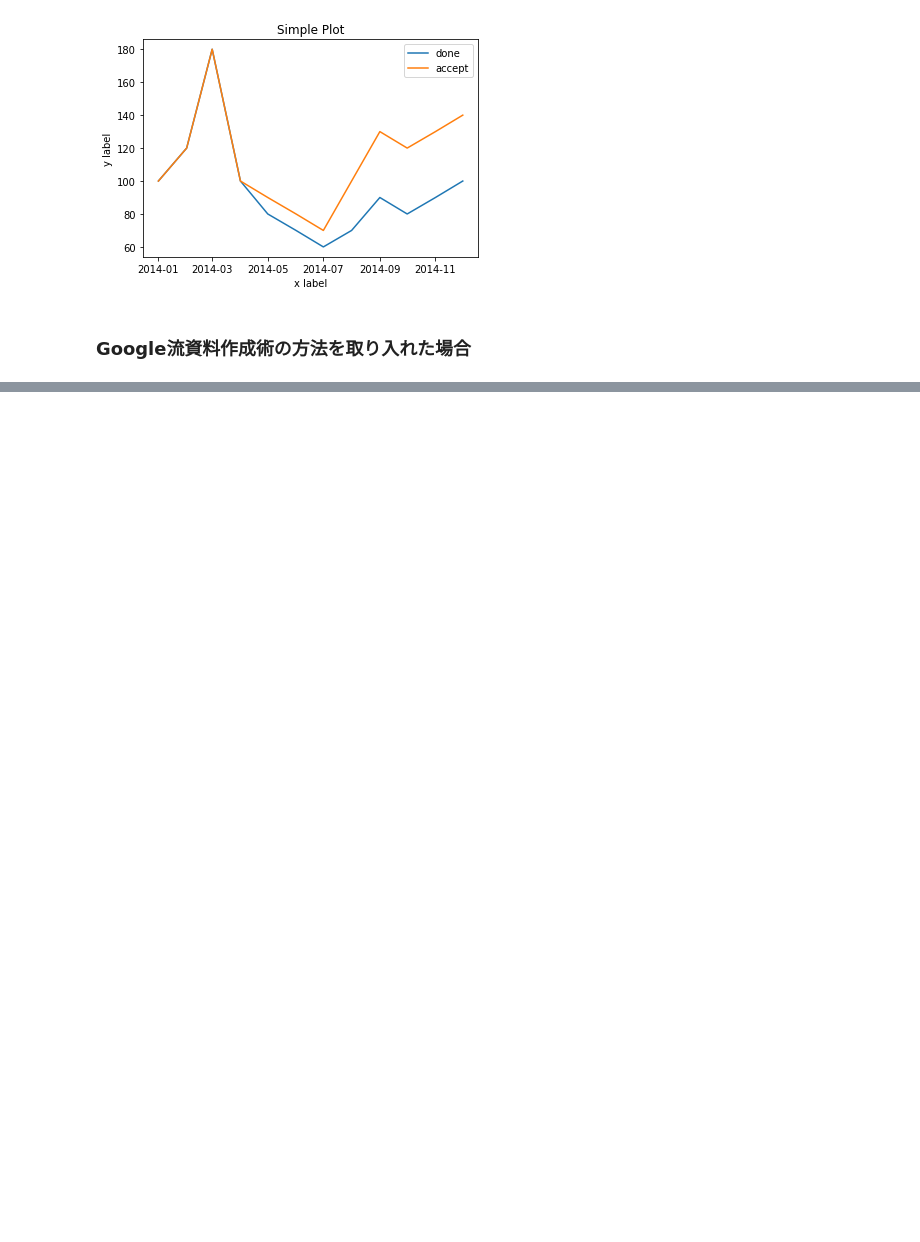
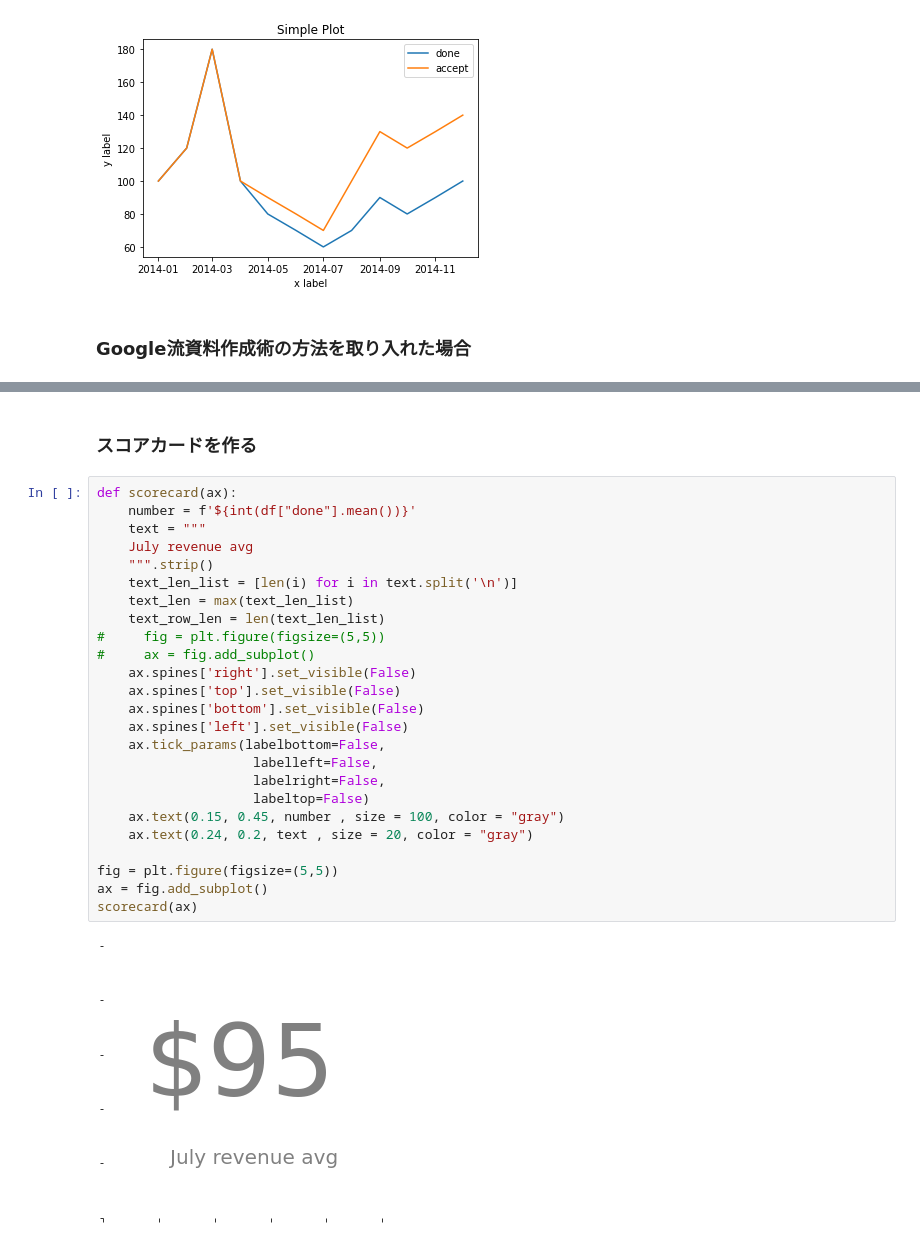
Before and after one commit to yujikawa/mypage, a Jupyter notebook: source/study/tips_matplotlib/matplotlib.ipynb, the cells around one changed output, grey strips where cells are left out. Cells and saved outputs as stored; diff of their text form; blank space fills up the shorter version.

```diff
--- a/source/study/tips_matplotlib/matplotlib.ipynb
+++ b/source/study/tips_matplotlib/matplotlib.ipynb
@@ -56,2 +59,31 @@ fig.show()
 # %% [output]
 [figure]
+# %% [markdown]
+### スコアカードを作る
+# %%
+def scorecard(ax):
+    number = f'${int(df["done"].mean())}'
+    text = """
+    July revenue avg
+    """.strip()
+    text_len_list = [len(i) for i in text.split('\n')]
+    text_len = max(text_len_list)
+    text_row_len = len(text_len_list)
+#     fig = plt.figure(figsize=(5,5))
+#     ax = fig.add_subplot()
+    ax.spines['right'].set_visible(False)
+    ax.spines['top'].set_visible(False)
+    ax.spines['bottom'].set_visible(False)
+    ax.spines['left'].set_visible(False)
+    ax.tick_params(labelbottom=False,
+                    labelleft=False,
+                    labelright=False,
+                    labeltop=False)
+    ax.text(0.15, 0.45, number , size = 100, color = "gray")
+    ax.text(0.24, 0.2, text , size = 20, color = "gray")
+
+fig = plt.figure(figsize=(5,5))
+ax = fig.add_subplot()
+scorecard(ax)
+# %% [output]
+[figure, added]
```
Also changed, not shown: parts of 5 cells of this notebook, 11 other files.
